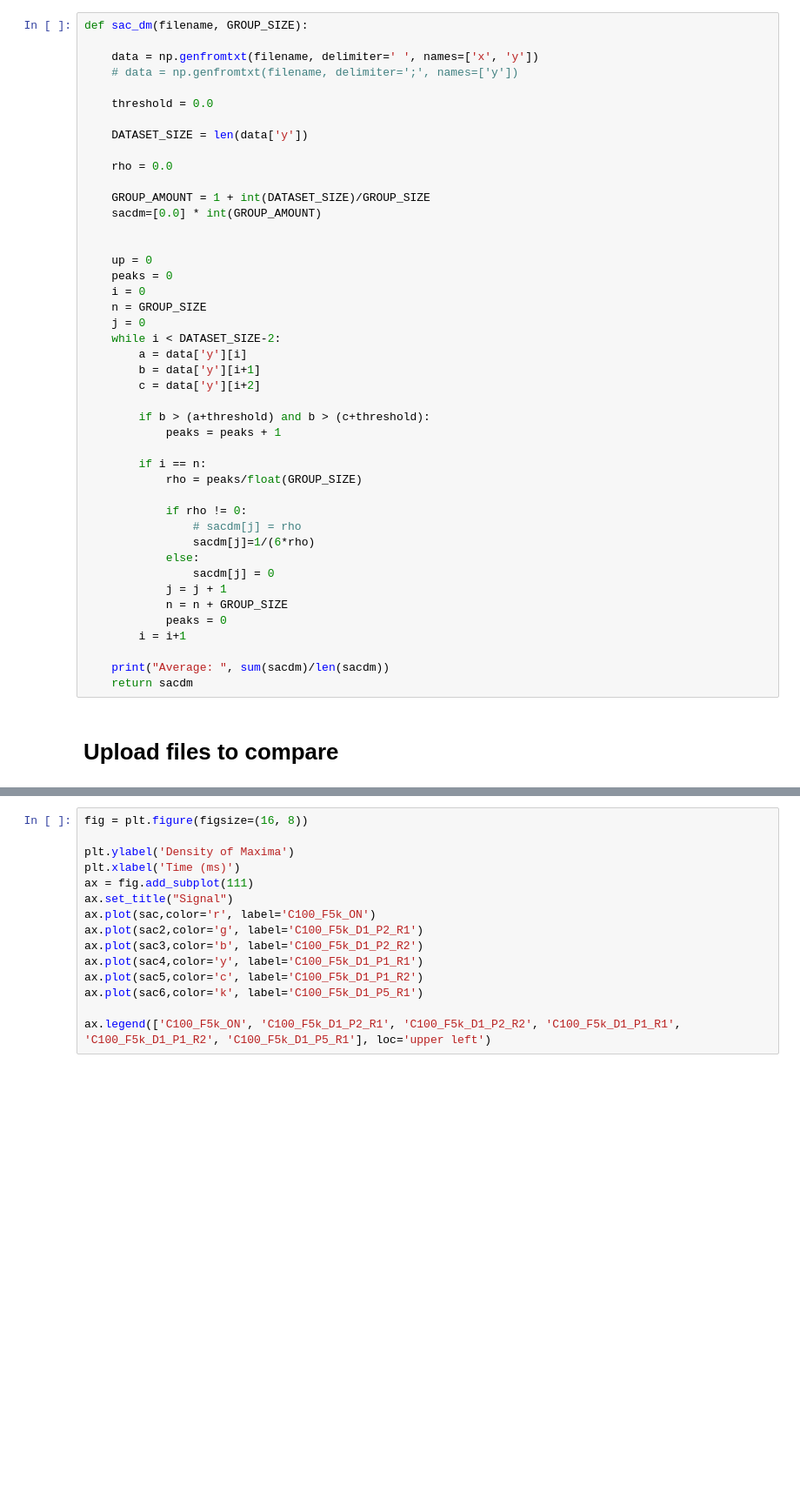
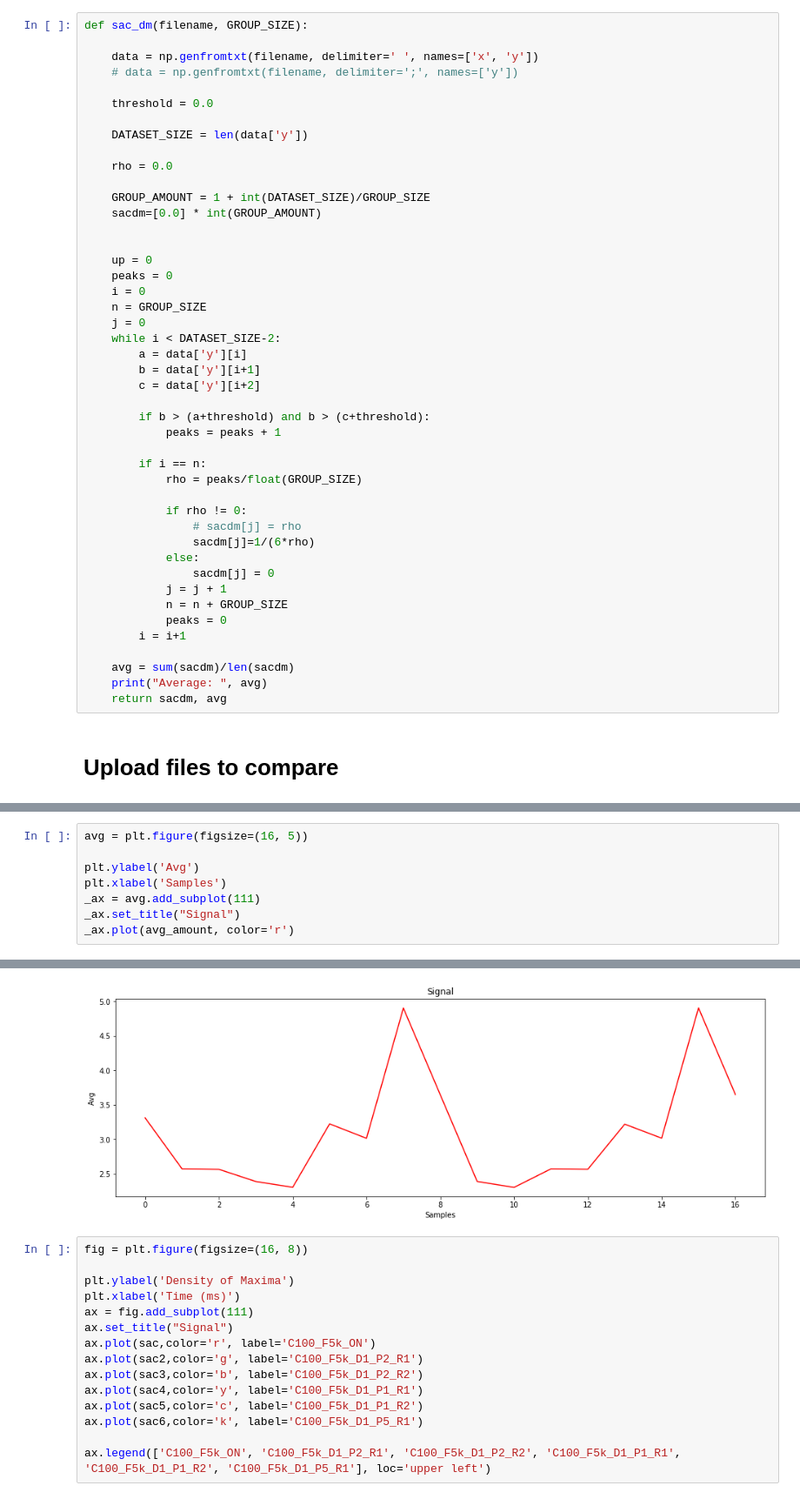
Before and after one commit to maelso/eolica, a Jupyter notebook: sacdm.ipynb, the cells around one changed output, grey strips where cells are left out. Shown: that part at 87% size. Cells and saved outputs as stored; diff of their text form; blank space fills up the shorter version.

Commit message:
ploting average

```diff
--- a/sacdm.ipynb
+++ b/sacdm.ipynb
@@ -52,7 +52,8 @@ def sac_dm(filename, GROUP_SIZE):
 			peaks = 0
 		i = i+1
 
-	print("Average: ", sum(sacdm)/len(sacdm))
-	return sacdm
+	avg = sum(sacdm)/len(sacdm)
+	print("Average: ", avg)
+	return sacdm, avg
 # %% [markdown]
 # Upload files to compare
@@ -72,0 +123,9 @@ Average:  3.225592702208969
+# %%
+avg = plt.figure(figsize=(16, 5))
+
+plt.ylabel('Avg')
+plt.xlabel('Samples')
+_ax = avg.add_subplot(111)
+_ax.set_title("Signal")
+_ax.plot(avg_amount, color='r')
+# %% [output]
@@ -73,3 +133,4 @@ Average:  3.225592702208969
+[figure, added]
 # %%
 fig = plt.figure(figsize=(16, 8))
 
```
Also changed, not shown: parts of 3 cells of this notebook, 11 other files.
